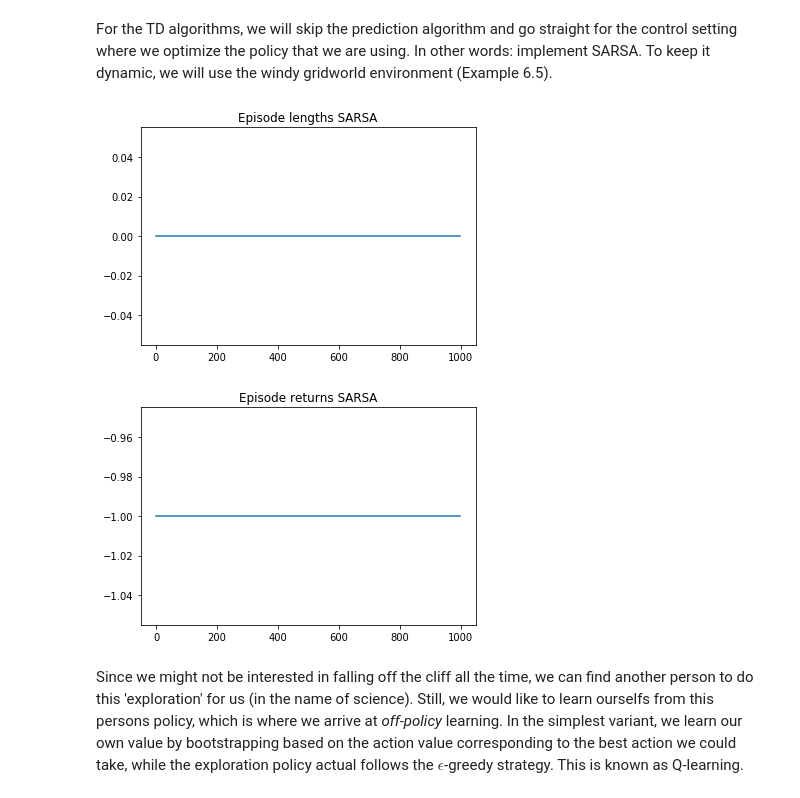
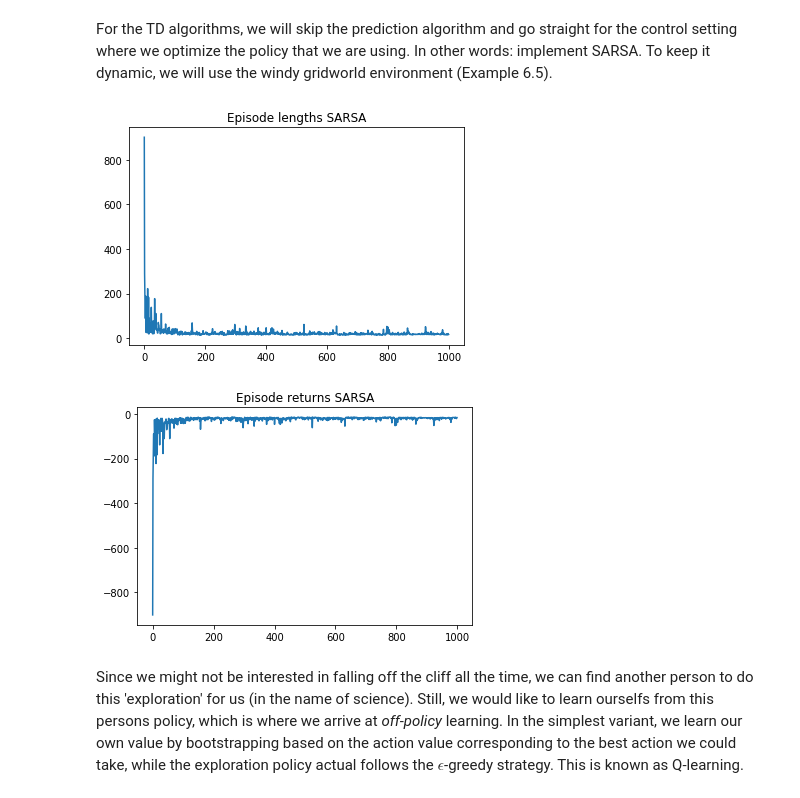
Before and after one commit to kondilidisn/RL, a Jupyter notebook: lab1.ipynb, the cells around one changed output. Saved outputs shown, nothing was run; the diff lists cells and outputs as text; code cells hidden in the pictures.

```diff
--- a/lab1.ipynb
+++ b/lab1.ipynb
@@ -783,75 +783,41 @@ def sarsa(env, num_episodes, discount_factor=1.0, alpha=0.5, epsilon=0.1, Q=None
 #         sample an action
         action = np.random.choice([0,1,2,3], p=action_probs)
 
-#         print(env.P[initial_state][action][0])
-
-        trans_prob, new_state, R, done = env.P[initial_state][action][0]
+        trans_prob, new_state, r, done = env.P[initial_state][action][0]
 
 #         for every step of the episode
         while not done:
+            i += 1
+            R += r
 
     #         retrieve action probabilities
             action_probs = policy(new_state)
     #         sample an action
             next_action = np.random.choice([0,1,2,3], p=action_probs)
-
-#             print('Initial state :', initial_state)
-#             print('action :', action)
-#             print('new_state :', new_state)
-#             print('next_action :', next_action)
-
 #             update Q value
-#             print('Prin :', Q[initial_state][action])
-            Q[initial_state][action] += alpha* ( R + discount_factor* Q[new_state][next_action] - Q[initial_state][action])
+            Q[initial_state][action] += alpha* ( r + discount_factor* Q[new_state][next_action] - Q[initial_state][action])
 #             update state and action according to the step
-#             print('Meta :', Q[initial_state][action])
             initial_state = new_state
             action = next_action
 
-
-#     #         retrieve action probabilities
-#             action_probs = policy(initial_state)
-#     #         sample an action
-#             action = np.random.choice([0,1,2,3], p=action_probs)
-
-#             print(env.P[initial_state][action])
-#             apply next action
-            trans_prob, new_state, R, done = env.P[initial_state][action][0]
-
-
-
-#         print(action_result)
-
-#         print(env.P[initial_state])
-
-# Has the following members
-# - nS: number of states
-# - nA: number of actions
-# - P: transitions (*)
-# - isd: initial state distribution (**)
-
-# (*) dictionary dict of dicts of lists, where
-#   P[s][a] == [(probability, nextstate, reward, done), ...]
-# (**) list or array of length nS
-
-#         env.render()
+            trans_prob, new_state, r, done = env.P[initial_state][action][0]
 
         stats.append((i, R))
     episode_lengths, episode_returns = zip(*stats)
     return Q, (episode_lengths, episode_returns)
 
 Q_sarsa, (episode_lengths_sarsa, episode_returns_sarsa) = sarsa(env, 1000)
 
 # We will help you with plotting this time
 plt.plot(episode_lengths_sarsa)
 plt.title('Episode lengths SARSA')
 plt.show()
 plt.plot(episode_returns_sarsa)
 plt.title('Episode returns SARSA')
 plt.show()
 # %% [output]
-[figure, old version]
+[figure, new version]
-[figure, old version]
+[figure, new version]
 # %% [markdown]
 Since we might not be interested in falling off the cliff all the time, we can find another person to do this 'exploration' for us (in the name of science). Still, we would like to learn ourselfs from this persons policy, which is where we arrive at _off-policy_ learning. In the simplest variant, we learn our own value by bootstrapping based on the action value corresponding to the best action we could take, while the exploration policy actual follows the $\epsilon$-greedy strategy. This is known as Q-learning.
 # %%
```
Also changed, not shown: parts of 20 cells of this notebook.
